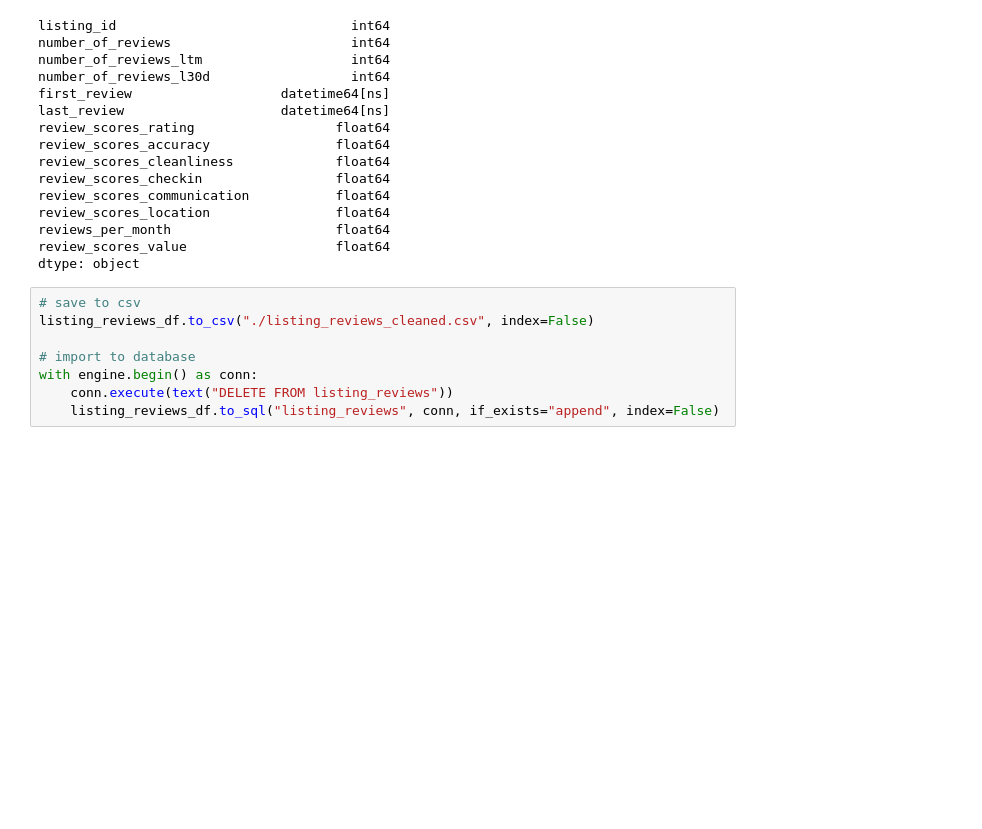
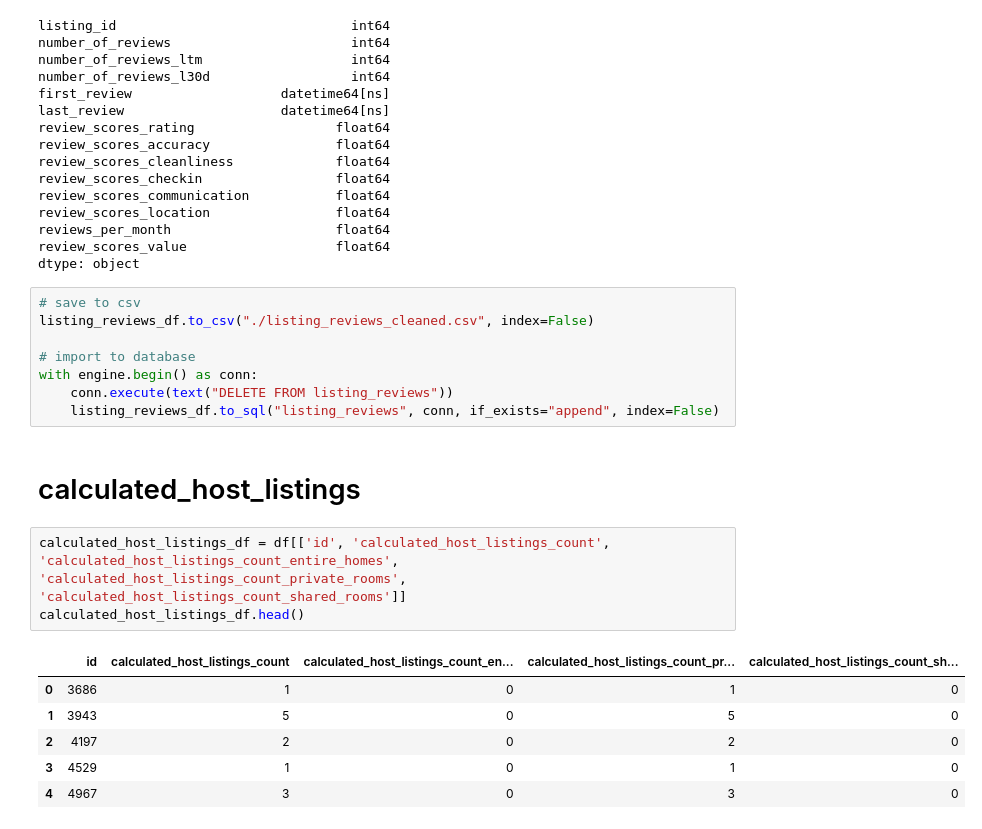
Before and after one commit to johbry17/DC-AirBnB-SQL-Database, a Jupyter notebook: cleaned_data/v1.0/data_cleaning_v1.0.ipynb, the cells around one changed output. Saved outputs shown, nothing was run; the diff lists cells and outputs as text; blank space fills up the shorter version.

Commit message:
Add calculated_host_listings table to v1.0 db

```diff
--- a/cleaned_data/v1.0/data_cleaning_v1.0.ipynb
+++ b/cleaned_data/v1.0/data_cleaning_v1.0.ipynb
@@ -935,3 +937,15 @@ listing_reviews_df.to_csv("./listing_reviews_cleaned.csv", index=False)
 with engine.begin() as conn:
     conn.execute(text("DELETE FROM listing_reviews"))
     listing_reviews_df.to_sql("listing_reviews", conn, if_exists="append", index=False)
+# %% [markdown]
+<h1>calculated_host_listings
+# %%
+calculated_host_listings_df = df[['id', 'calculated_host_listings_count', 'calculated_host_listings_count_entire_homes', 'calculated_host_listings_count_private_rooms', 'calculated_host_listings_count_shared_rooms']]
+calculated_host_listings_df.head()
+# %% [output]
+|  | id | calculated_host_listings_count | calculated_host_listings_count_en... | calculated_host_listings_count_pr... | calculated_host_listings_count_sh... |
+| 0 | 3686 | 1 | 0 | 1 | 0 |
+| 1 | 3943 | 5 | 0 | 5 | 0 |
+| 2 | 4197 | 2 | 0 | 2 | 0 |
+| 3 | 4529 | 1 | 0 | 1 | 0 |
+| 4 | 4967 | 3 | 0 | 3 | 0 |
```
Also changed, not shown: parts of 3 cells of this notebook, 1 other file.
